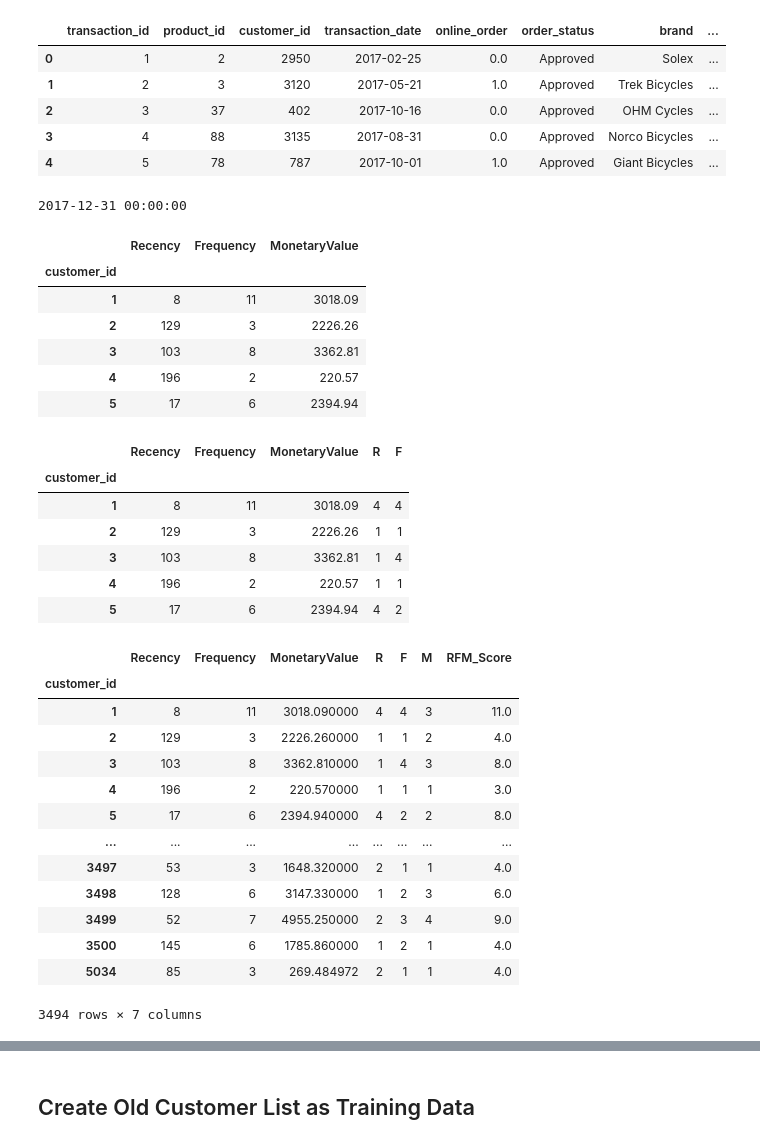
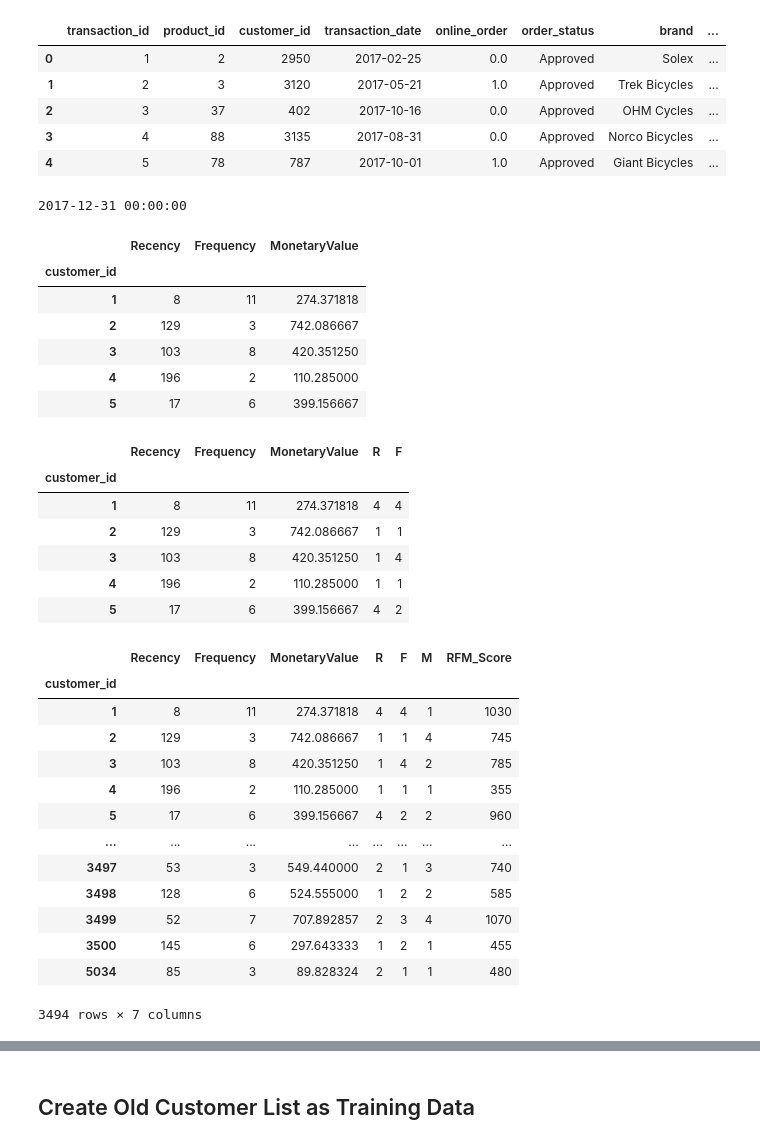
Before and after one commit to aresgtr/KPMG-Virtual-Intern, a Jupyter notebook: Task-2-Data-Insights.ipynb, the cells around one changed output, grey strips where cells are left out. Cells and saved outputs as stored; diff of their text form; code cells hidden in the pictures.

```diff
--- a/Task-2-Data-Insights.ipynb
+++ b/Task-2-Data-Insights.ipynb
@@ -248,7 +225,7 @@ print(snapshot_date)
 data_process = df_transactions.groupby(['customer_id']).agg({
         'transaction_date': lambda x: (snapshot_date - x.max()).days,
         'transaction_id': 'count',
-        'profit': 'sum'})
+        'profit': 'mean'})
 
 data_process.rename(columns={'transaction_date': 'Recency',
                          'transaction_id': 'Frequency',
@@ -259,11 +236,11 @@ data_process.head()
 2017-12-31 00:00:00
 |  | Recency | Frequency | MonetaryValue |
 | customer_id |  |  |  |
-| 1 | 8 | 11 | 3018.09 |
-| 2 | 129 | 3 | 2226.26 |
-| 3 | 103 | 8 | 3362.81 |
-| 4 | 196 | 2 | 220.57 |
-| 5 | 17 | 6 | 2394.94 |
+| 1 | 8 | 11 | 274.371818 |
+| 2 | 129 | 3 | 742.086667 |
+| 3 | 103 | 8 | 420.351250 |
+| 4 | 196 | 2 | 110.285000 |
+| 5 | 17 | 6 | 399.156667 |
 # %%
 # --Calculate R and F groups--
 # Create labels for Recency and Frequency
@@ -278,11 +255,11 @@ data_process.head()
 # %% [output]
 |  | Recency | Frequency | MonetaryValue | R | F |
 | customer_id |  |  |  |  |  |
-| 1 | 8 | 11 | 3018.09 | 4 | 4 |
-| 2 | 129 | 3 | 2226.26 | 1 | 1 |
-| 3 | 103 | 8 | 3362.81 | 1 | 4 |
-| 4 | 196 | 2 | 220.57 | 1 | 1 |
-| 5 | 17 | 6 | 2394.94 | 4 | 2 |
+| 1 | 8 | 11 | 274.371818 | 4 | 4 |
+| 2 | 129 | 3 | 742.086667 | 1 | 1 |
+| 3 | 103 | 8 | 420.351250 | 1 | 4 |
+| 4 | 196 | 2 | 110.285000 | 1 | 1 |
+| 5 | 17 | 6 | 399.156667 | 4 | 2 |
 # %%
 # Create labels for MonetaryValue
 m_labels = range(1, 5)
@@ -292,25 +269,23 @@ m_groups = pd.qcut(data_process['MonetaryValue'], q=4, labels=m_labels)
 data_process = data_process.assign(M = m_groups.values)
 # %%
 # Calculate RFM_Score
-data_process['RFM_Score'] = data_process[['R','F','M']].sum(axis=1)
-# data_process['RFM_Score'] = data_process[['Recency', 'Frequency', 'MonetaryValue']].sum(axis=1)
-# data_process['RFM_Score'] = data_process[['R']].sum(axis=1)
-# data_process['RFM_Score'] = data_process.apply(lambda x: 5 * x['R'] + 4 * x['F'] + 1 * x['M'], axis=1)
+# data_process['RFM_Score'] = data_process[['R','F','M']].sum(axis=1)
+data_process['RFM_Score'] = data_process.apply(lambda x: 125 * x['R'] + 100 * x['F'] + 130 * x['M'], axis=1)
 data_process
 # %% [output]
 |  | Recency | Frequency | MonetaryValue | R | F | M | RFM_Score |
 | customer_id |  |  |  |  |  |  |  |
-| 1 | 8 | 11 | 3018.090000 | 4 | 4 | 3 | 11.0 |
-| 2 | 129 | 3 | 2226.260000 | 1 | 1 | 2 | 4.0 |
-| 3 | 103 | 8 | 3362.810000 | 1 | 4 | 3 | 8.0 |
-| 4 | 196 | 2 | 220.570000 | 1 | 1 | 1 | 3.0 |
-| 5 | 17 | 6 | 2394.940000 | 4 | 2 | 2 | 8.0 |
+| 1 | 8 | 11 | 274.371818 | 4 | 4 | 1 | 1030 |
+| 2 | 129 | 3 | 742.086667 | 1 | 1 | 4 | 745 |
+| 3 | 103 | 8 | 420.351250 | 1 | 4 | 2 | 785 |
+| 4 | 196 | 2 | 110.285000 | 1 | 1 | 1 | 355 |
+| 5 | 17 | 6 | 399.156667 | 4 | 2 | 2 | 960 |
 | ... | ... | ... | ... | ... | ... | ... | ... |
-| 3497 | 53 | 3 | 1648.320000 | 2 | 1 | 1 | 4.0 |
-| 3498 | 128 | 6 | 3147.330000 | 1 | 2 | 3 | 6.0 |
-| 3499 | 52 | 7 | 4955.250000 | 2 | 3 | 4 | 9.0 |
-| 3500 | 145 | 6 | 1785.860000 | 1 | 2 | 1 | 4.0 |
-| 5034 | 85 | 3 | 269.484972 | 2 | 1 | 1 | 4.0 |
+| 3497 | 53 | 3 | 549.440000 | 2 | 1 | 3 | 740 |
+| 3498 | 128 | 6 | 524.555000 | 1 | 2 | 2 | 585 |
+| 3499 | 52 | 7 | 707.892857 | 2 | 3 | 4 | 1070 |
+| 3500 | 145 | 6 | 297.643333 | 1 | 2 | 1 | 455 |
+| 5034 | 85 | 3 | 89.828324 | 2 | 1 | 1 | 480 |
 3494 rows × 7 columns
 # %%
 data_process.describe()
```
Also changed, not shown: parts of 49 cells of this notebook.
